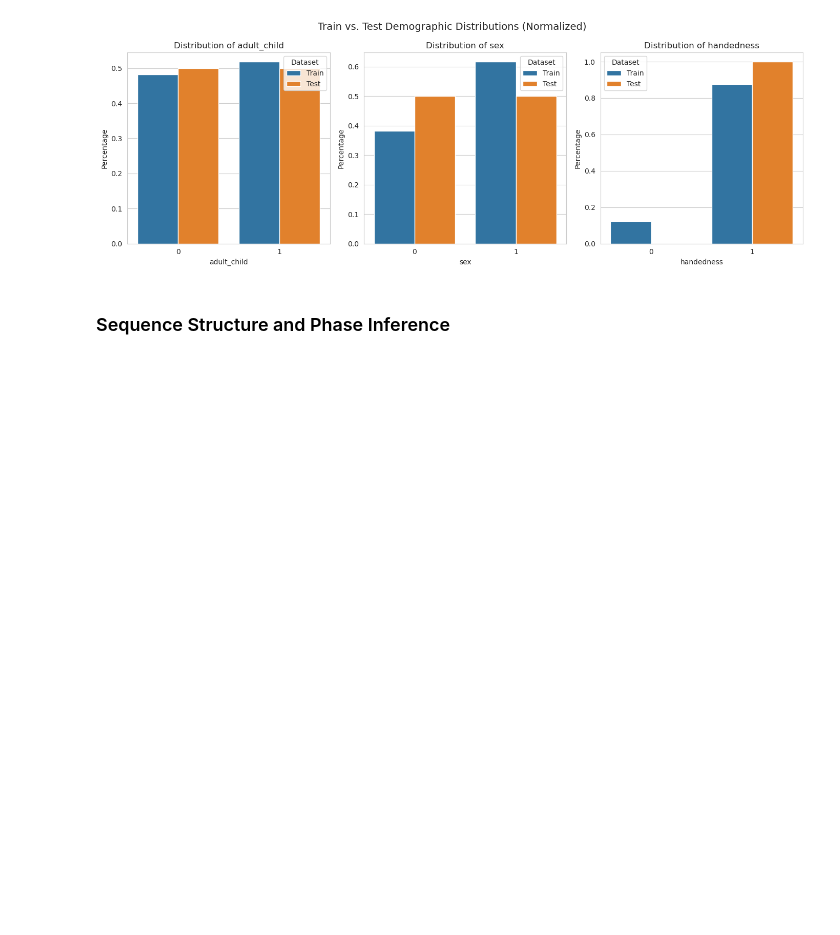
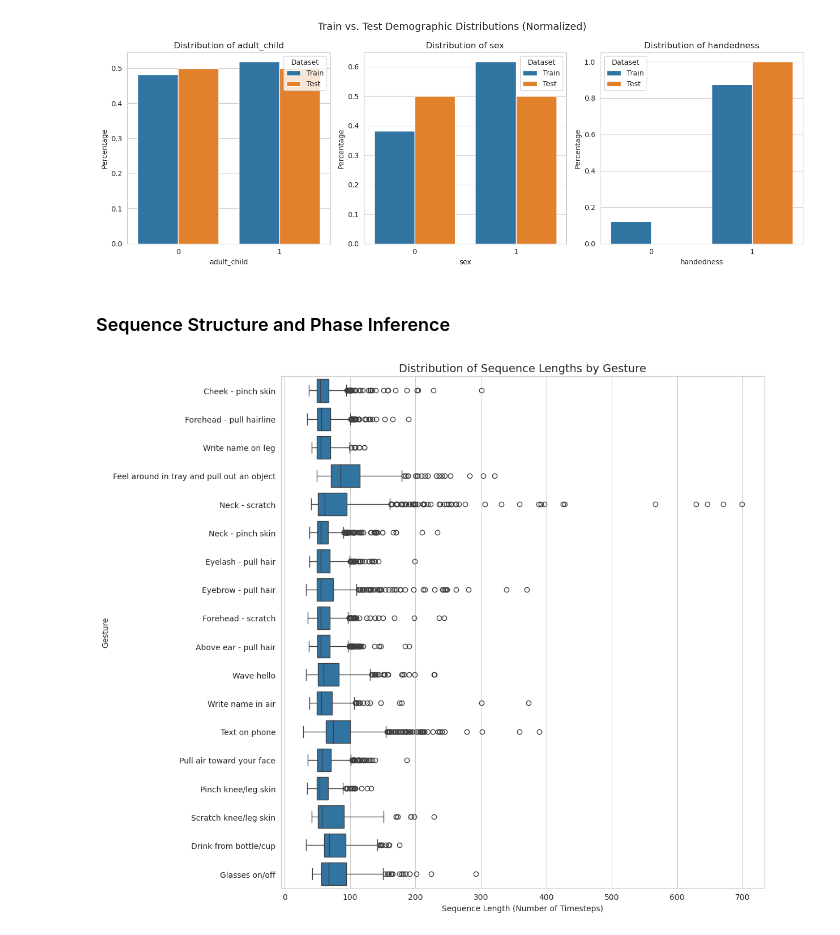
Before and after one commit to bachaudhry/kaggle-cmi-detect-behavior, a Jupyter notebook: notebooks/01b-revised-eda.ipynb, the cells around one changed output. Saved outputs shown, nothing was run; the diff lists cells and outputs as text; code cells hidden in the pictures; blank space fills up the shorter version.

```diff
--- a/notebooks/01b-revised-eda.ipynb
+++ b/notebooks/01b-revised-eda.ipynb
@@ -106,3 +106,19 @@ plt.show();
 [figure]
 # %% [markdown]
 ### Sequence Structure and Phase Inference
+# %%
+# Sequence length per gesture
+sequence_len = train_full.groupby('sequence_id').agg(
+    sequence_length=('sequence_counter', 'max'),
+    gesture=('gesture', 'first')
+)
+
+plt.figure(figsize=(12, 10))
+sns.boxplot(data=sequence_len, x='sequence_length', y='gesture', orient='h')
+plt.title('Distribution of Sequence Lengths by Gesture', fontsize=14)
+plt.xlabel('Sequence Length (Number of Timesteps)')
+plt.ylabel('Gesture')
+plt.tight_layout()
+plt.show();
+# %% [output]
+[figure, added]
```
Also changed, not shown: parts of 7 cells of this notebook.
